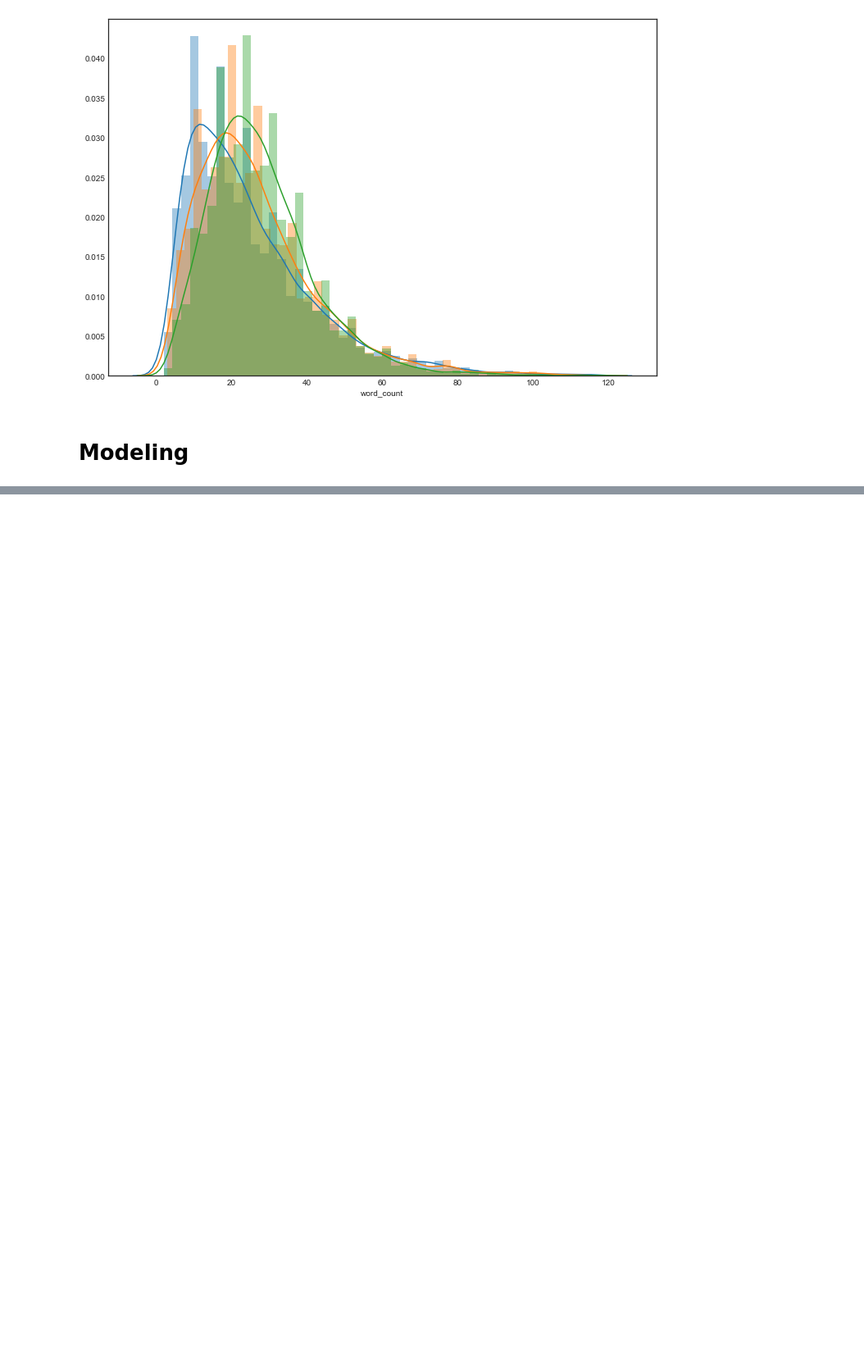
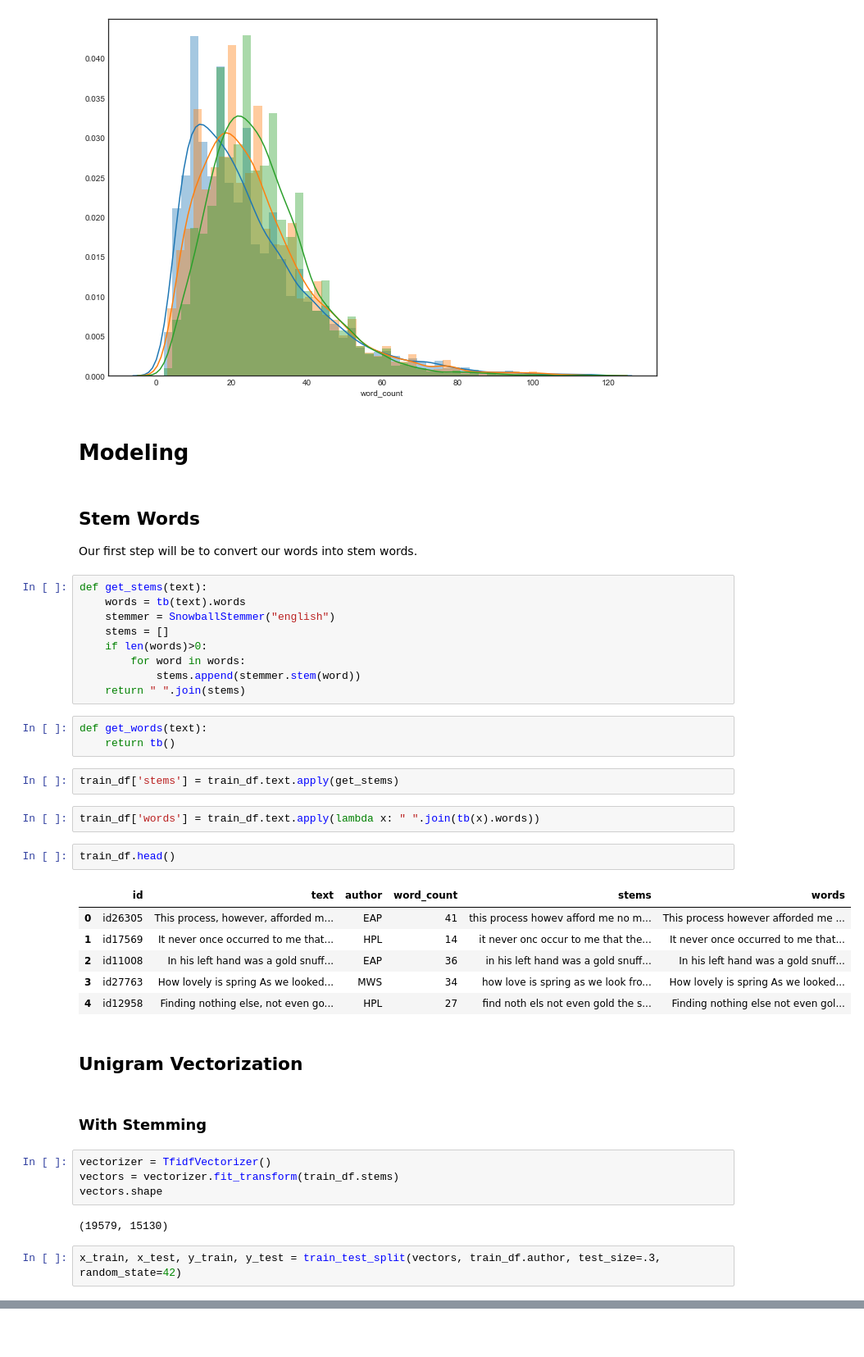
Before and after one commit to cfergusonlee/spooky_author_id, a Jupyter notebook: index.ipynb, the cells around one changed output, grey strips where cells are left out. Shown: that part at 82% size. Cells and saved outputs as stored; diff of their text form; blank space fills up the shorter version.

```diff
--- a/index.ipynb
+++ b/index.ipynb
@@ -119,3 +125,44 @@ plt.show()
 [figure]
 # %% [markdown]
 # Modeling
+# %% [markdown]
+## Stem Words
+
+Our first step will be to convert our words into stem words.
+# %%
+def get_stems(text):
+    words = tb(text).words
+    stemmer = SnowballStemmer("english")
+    stems = []
+    if len(words)>0:
+        for word in words:
+            stems.append(stemmer.stem(word))
+    return " ".join(stems)
+# %%
+def get_words(text):
+    return tb()
+# %%
+train_df['stems'] = train_df.text.apply(get_stems)
+# %%
+train_df['words'] = train_df.text.apply(lambda x: " ".join(tb(x).words))
+# %%
+train_df.head()
+# %% [output]
+|  | id | text | author | word_count | stems | words |
+| 0 | id26305 | This process, however, afforded m... | EAP | 41 | this process howev afford me no m... | This process however afforded me ... |
+| 1 | id17569 | It never once occurred to me that... | HPL | 14 | it never onc occur to me that the... | It never once occurred to me that... |
+| 2 | id11008 | In his left hand was a gold snuff... | EAP | 36 | in his left hand was a gold snuff... | In his left hand was a gold snuff... |
+| 3 | id27763 | How lovely is spring As we looked... | MWS | 34 | how love is spring as we look fro... | How lovely is spring As we looked... |
+| 4 | id12958 | Finding nothing else, not even go... | HPL | 27 | find noth els not even gold the s... | Finding nothing else not even gol... |
+# %% [markdown]
+## Unigram Vectorization
+# %% [markdown]
+### With Stemming
+# %%
+vectorizer = TfidfVectorizer()
+vectors = vectorizer.fit_transform(train_df.stems)
+vectors.shape
+# %% [output]
+(19579, 15130)
+# %%
+x_train, x_test, y_train, y_test = train_test_split(vectors, train_df.author, test_size=.3, random_state=42)
```
Also changed, not shown: parts of 20 cells of this notebook, 2 other files.
